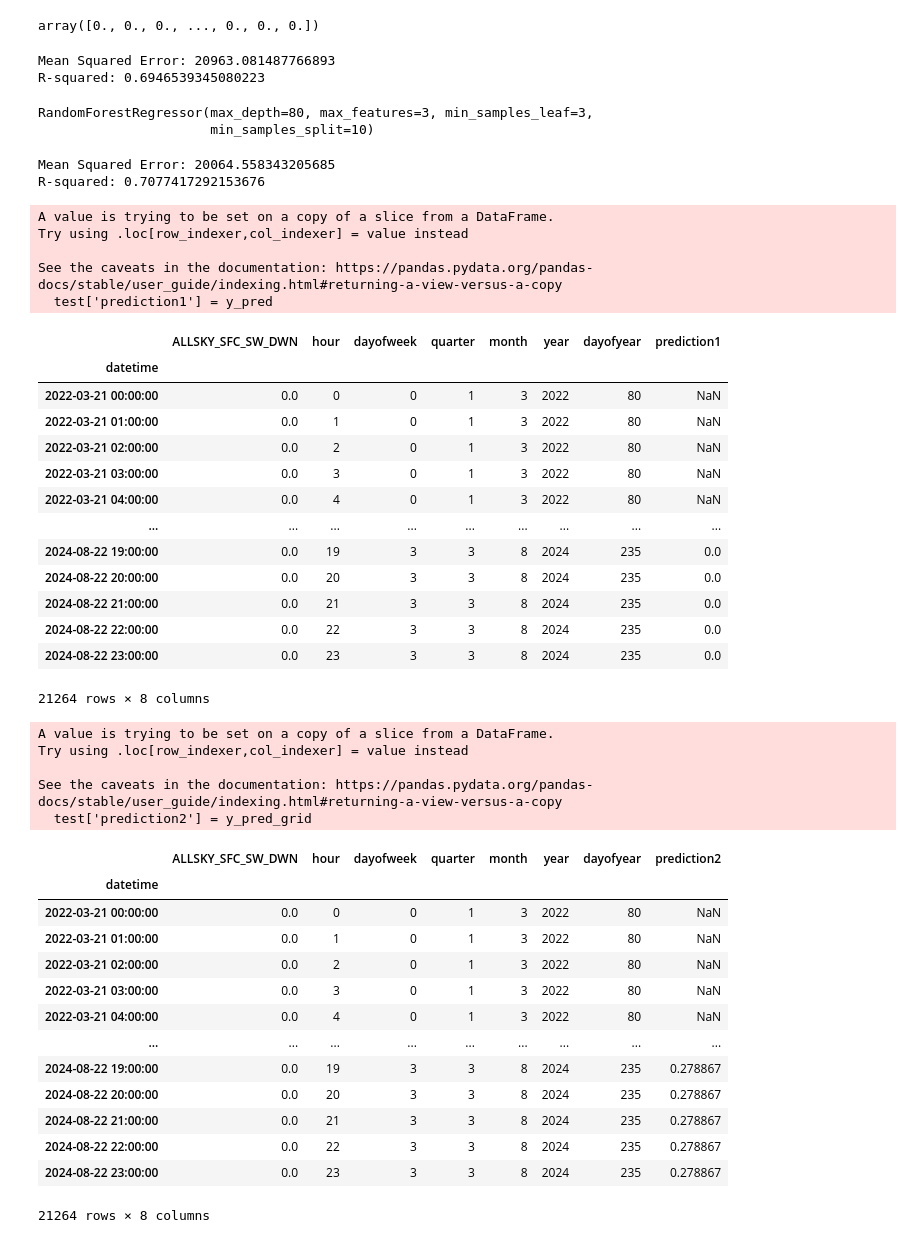
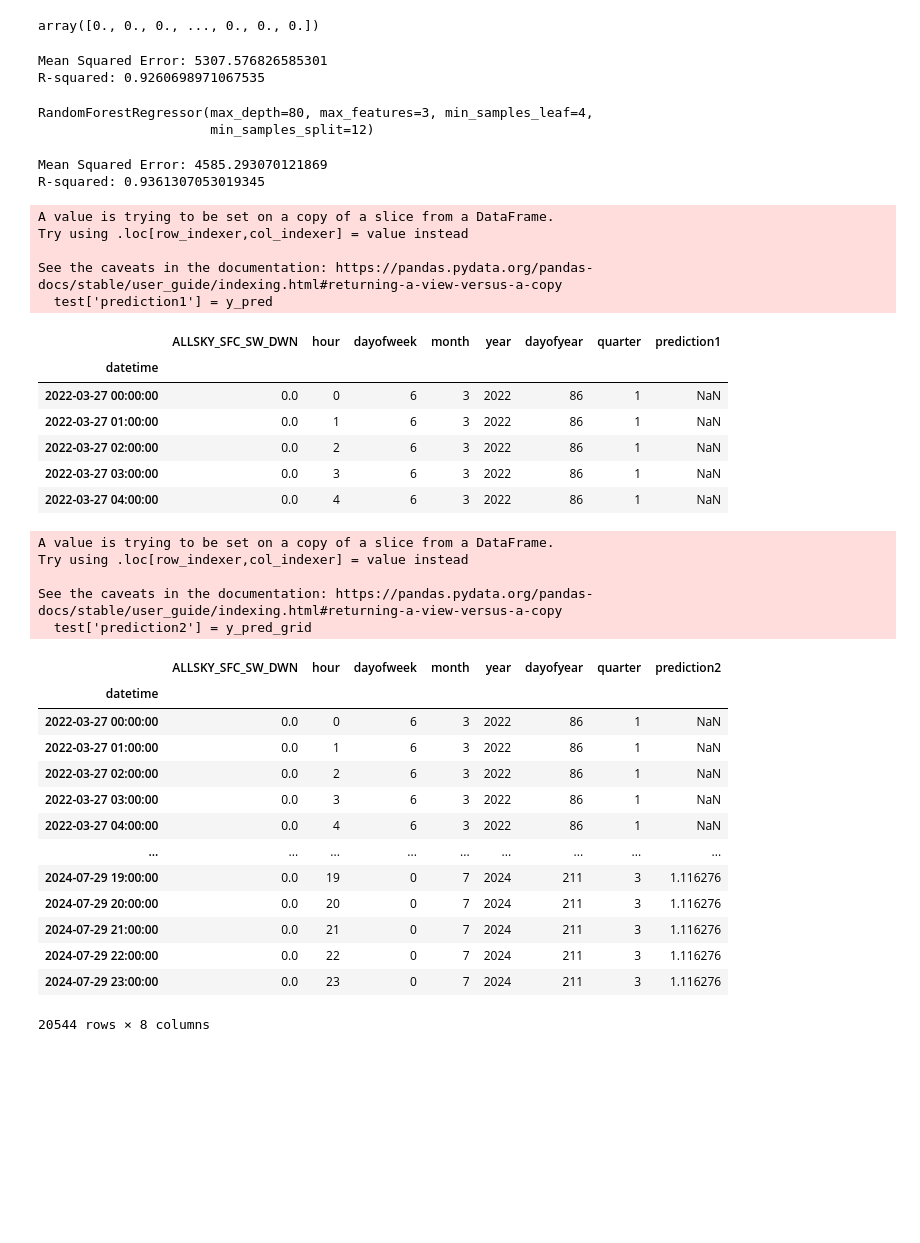
Before and after one commit to Ruhe54/Forecasting_Irradiance, a Jupyter notebook: RandomForest.ipynb, the cells around one changed output. Drawn from its saved outputs; the diff is of its cells as text; code cells hidden in the pictures; blank space fills up the shorter version.

```diff
--- a/RandomForest.ipynb
+++ b/RandomForest.ipynb
@@ -49,5 +53,5 @@ df.head()
 # %%
-new_df = df[['datetime','ALLSKY_SFC_SW_DWN']]
+new_df = df[['datetime','ALLSKY_SFC_SW_DWN','hour','dayofweek','month','year','dayofyear','quarter']]
 new_df = new_df.set_index('datetime')
-new_df.head()
+new_df
 # %% [output]
@@ -66,6 +72,6 @@ new_df['ALLSKY_SFC_SW_DWN'].plot(style='.', figsize=(17,5))
 # %%
-train = new_df.loc[new_df.index < '01-01-2024']
-test = new_df.loc[new_df.index >= '01-01-2024']
+train = new_df.loc[new_df.index < '01-01-2024 00:00:00']
+test = new_df.loc[new_df.index >= '01-01-2024 00:00:00']
 
 fig, ax = plt.subplots(figsize=(16,5))
 train.plot(ax=ax , label='train',style='.')
@@ -110,3 +82,0 @@ for i in column:
-# %%
-train = create_features(train)
-test = create_features(test)
@@ -155,8 +107,8 @@ r2 = r2_score(y_test, y_pred)
 print('Mean Squared Error:', mse)
 print('R-squared:', r2)
 # %% [output]
-Mean Squared Error: 20963.081487766893
-R-squared: 0.6946539345080223
+Mean Squared Error: 5307.576826585301
+R-squared: 0.9260698971067535
 # %%
 param_grid = {
     'bootstrap': [True],
@@ -176,8 +128,8 @@ grid_search = GridSearchCV(estimator = rf, param_grid = param_grid,
 grid_search.fit(x_train, y_train)
 print(grid_search.best_estimator_)
 # %% [output]
-RandomForestRegressor(max_depth=80, max_features=3, min_samples_leaf=3,
-                      min_samples_split=10)
+RandomForestRegressor(max_depth=80, max_features=3, min_samples_leaf=4,
+                      min_samples_split=12)
 # %%
 # model_grid = RandomForestClassifier(max_depth=80,
 #                                     max_features=3,
@@ -186,41 +138,34 @@ RandomForestRegressor(max_depth=80, max_features=3, min_samples_leaf=3,
 # grid_search.fit(x_train, y_train)
 y_pred_grid = grid_search.predict(x_test)
 # %%
-mse = mean_squared_error(y_test, y_pred_grid)
-r2 = r2_score(y_test, y_pred_grid)
+grid_mse = mean_squared_error(y_test, y_pred_grid)
+grid_r2 = r2_score(y_test, y_pred_grid)
 
-print('Mean Squared Error:', mse)
-print('R-squared:', r2)
+print('Mean Squared Error:', grid_mse)
+print('R-squared:', grid_r2)
 # %% [output]
-Mean Squared Error: 20064.558343205685
-R-squared: 0.7077417292153676
+Mean Squared Error: 4585.293070121869
+R-squared: 0.9361307053019345
 # %%
 test['prediction1'] = y_pred
-last_df = data_df.merge(test['prediction1'], how='left', left_index=True, right_index=True)
-last_df
+last_df = new_df.merge(test['prediction1'], how='left', left_index=True, right_index=True)
+last_df.head()
 # %% [output]
 A value is trying to be set on a copy of a slice from a DataFrame.
 Try using .loc[row_indexer,col_indexer] = value instead
 
 See the caveats in the documentation: https://pandas.pydata.org/pandas-docs/stable/user_guide/indexing.html#returning-a-view-versus-a-copy
   test['prediction1'] = y_pred
-|  | ALLSKY_SFC_SW_DWN | hour | dayofweek | quarter | month | year | dayofyear | prediction1 |
+|  | ALLSKY_SFC_SW_DWN | hour | dayofweek | month | year | dayofyear | quarter | prediction1 |
 | datetime |  |  |  |  |  |  |  |  |
-| 2022-03-21 00:00:00 | 0.0 | 0 | 0 | 1 | 3 | 2022 | 80 | NaN |
-| 2022-03-21 01:00:00 | 0.0 | 1 | 0 | 1 | 3 | 2022 | 80 | NaN |
-| 2022-03-21 02:00:00 | 0.0 | 2 | 0 | 1 | 3 | 2022 | 80 | NaN |
-| 2022-03-21 03:00:00 | 0.0 | 3 | 0 | 1 | 3 | 2022 | 80 | NaN |
-| 2022-03-21 04:00:00 | 0.0 | 4 | 0 | 1 | 3 | 2022 | 80 | NaN |
-| ... | ... | ... | ... | ... | ... | ... | ... | ... |
-| 2024-08-22 19:00:00 | 0.0 | 19 | 3 | 3 | 8 | 2024 | 235 | 0.0 |
-| 2024-08-22 20:00:00 | 0.0 | 20 | 3 | 3 | 8 | 2024 | 235 | 0.0 |
-| 2024-08-22 21:00:00 | 0.0 | 21 | 3 | 3 | 8 | 2024 | 235 | 0.0 |
-| 2024-08-22 22:00:00 | 0.0 | 22 | 3 | 3 | 8 | 2024 | 235 | 0.0 |
-| 2024-08-22 23:00:00 | 0.0 | 23 | 3 | 3 | 8 | 2024 | 235 | 0.0 |
+| 2022-03-27 00:00:00 | 0.0 | 0 | 6 | 3 | 2022 | 86 | 1 | NaN |
+| 2022-03-27 01:00:00 | 0.0 | 1 | 6 | 3 | 2022 | 86 | 1 | NaN |
+| 2022-03-27 02:00:00 | 0.0 | 2 | 6 | 3 | 2022 | 86 | 1 | NaN |
+| 2022-03-27 03:00:00 | 0.0 | 3 | 6 | 3 | 2022 | 86 | 1 | NaN |
+| 2022-03-27 04:00:00 | 0.0 | 4 | 6 | 3 | 2022 | 86 | 1 | NaN |
-21264 rows × 8 columns
 # %%
 test['prediction2'] = y_pred_grid
-last_df1 = data_df.merge(test['prediction2'], how='left', left_index=True, right_index=True)
+last_df1 = new_df.merge(test['prediction2'], how='left', left_index=True, right_index=True)
 last_df1
 # %% [output]
 A value is trying to be set on a copy of a slice from a DataFrame.
@@ -228,20 +173,20 @@ Try using .loc[row_indexer,col_indexer] = value instead
 
 See the caveats in the documentation: https://pandas.pydata.org/pandas-docs/stable/user_guide/indexing.html#returning-a-view-versus-a-copy
   test['prediction2'] = y_pred_grid
-|  | ALLSKY_SFC_SW_DWN | hour | dayofweek | quarter | month | year | dayofyear | prediction2 |
+|  | ALLSKY_SFC_SW_DWN | hour | dayofweek | month | year | dayofyear | quarter | prediction2 |
 | datetime |  |  |  |  |  |  |  |  |
-| 2022-03-21 00:00:00 | 0.0 | 0 | 0 | 1 | 3 | 2022 | 80 | NaN |
-| 2022-03-21 01:00:00 | 0.0 | 1 | 0 | 1 | 3 | 2022 | 80 | NaN |
-| 2022-03-21 02:00:00 | 0.0 | 2 | 0 | 1 | 3 | 2022 | 80 | NaN |
-| 2022-03-21 03:00:00 | 0.0 | 3 | 0 | 1 | 3 | 2022 | 80 | NaN |
-| 2022-03-21 04:00:00 | 0.0 | 4 | 0 | 1 | 3 | 2022 | 80 | NaN |
+| 2022-03-27 00:00:00 | 0.0 | 0 | 6 | 3 | 2022 | 86 | 1 | NaN |
+| 2022-03-27 01:00:00 | 0.0 | 1 | 6 | 3 | 2022 | 86 | 1 | NaN |
+| 2022-03-27 02:00:00 | 0.0 | 2 | 6 | 3 | 2022 | 86 | 1 | NaN |
+| 2022-03-27 03:00:00 | 0.0 | 3 | 6 | 3 | 2022 | 86 | 1 | NaN |
+| 2022-03-27 04:00:00 | 0.0 | 4 | 6 | 3 | 2022 | 86 | 1 | NaN |
 | ... | ... | ... | ... | ... | ... | ... | ... | ... |
-| 2024-08-22 19:00:00 | 0.0 | 19 | 3 | 3 | 8 | 2024 | 235 | 0.278867 |
-| 2024-08-22 20:00:00 | 0.0 | 20 | 3 | 3 | 8 | 2024 | 235 | 0.278867 |
-| 2024-08-22 21:00:00 | 0.0 | 21 | 3 | 3 | 8 | 2024 | 235 | 0.278867 |
-| 2024-08-22 22:00:00 | 0.0 | 22 | 3 | 3 | 8 | 2024 | 235 | 0.278867 |
-| 2024-08-22 23:00:00 | 0.0 | 23 | 3 | 3 | 8 | 2024 | 235 | 0.278867 |
+| 2024-07-29 19:00:00 | 0.0 | 19 | 0 | 7 | 2024 | 211 | 3 | 1.116276 |
+| 2024-07-29 20:00:00 | 0.0 | 20 | 0 | 7 | 2024 | 211 | 3 | 1.116276 |
+| 2024-07-29 21:00:00 | 0.0 | 21 | 0 | 7 | 2024 | 211 | 3 | 1.116276 |
+| 2024-07-29 22:00:00 | 0.0 | 22 | 0 | 7 | 2024 | 211 | 3 | 1.116276 |
+| 2024-07-29 23:00:00 | 0.0 | 23 | 0 | 7 | 2024 | 211 | 3 | 1.116276 |
-21264 rows × 8 columns
+20544 rows × 8 columns
 # %%
 last_df1.head()
 # %% [output]
```
Also changed, not shown: parts of 17 cells of this notebook.
